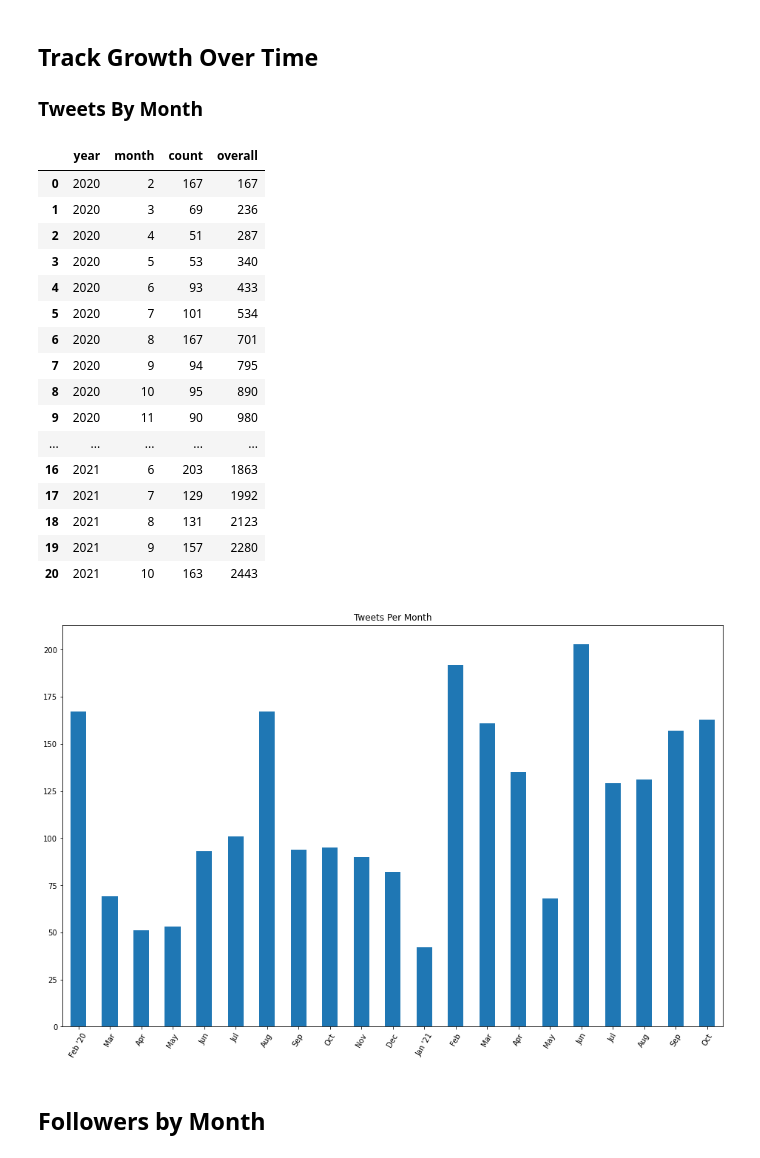
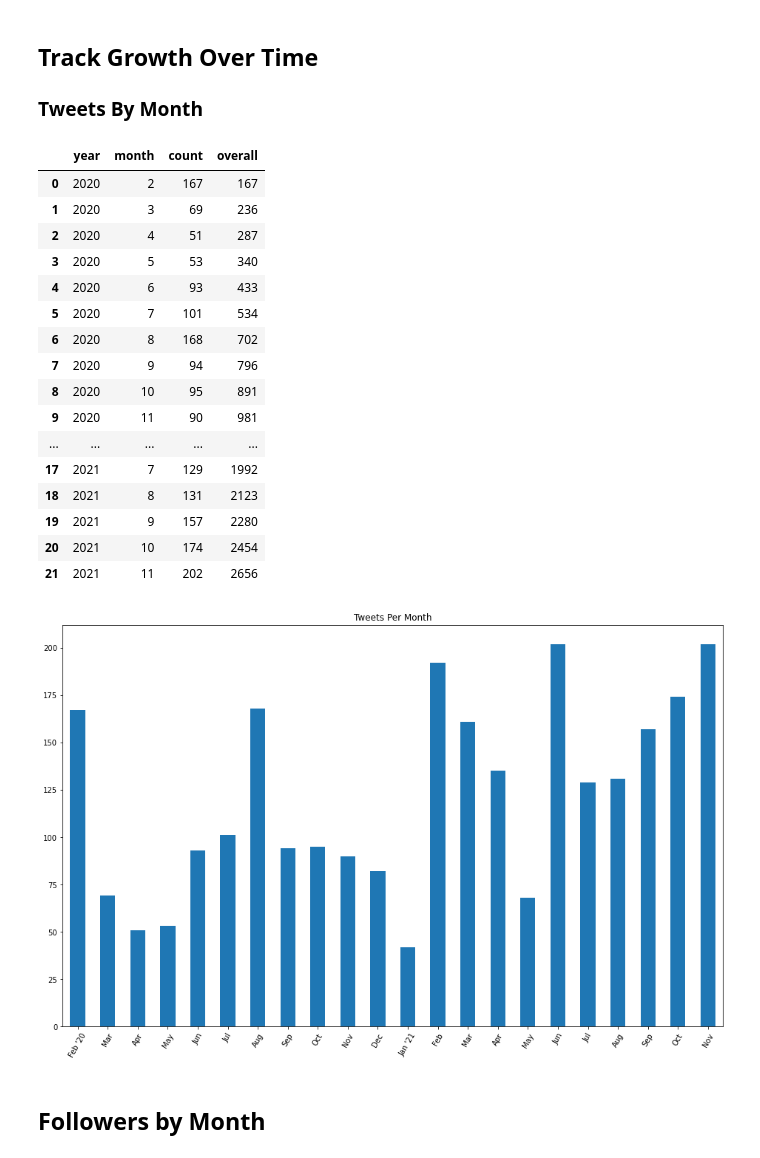
Before and after one commit to educatorsRlearners/podrevday, a Jupyter notebook: 01_analysis.ipynb, the cells around one changed output. Saved outputs shown, nothing was run; the diff lists cells and outputs as text; code cells hidden in the pictures.

```diff
--- a/01_analysis.ipynb
+++ b/01_analysis.ipynb
@@ -6,7 +6,7 @@ import pandas as pd
 
 import bar_chart_race as bcr
 # %%
-df_full = pd.read_csv('data/tweets_users_oct_21.csv', parse_dates=['date'])
+df_full = pd.read_csv('data/tweets_users_nov_21.csv', parse_dates=['date'])
 df_user = pd.read_csv('data/user_data.csv')
 # %%
 df_full['year'] = df_full['date'].dt.year
@@ -149,36 +149,36 @@ tweets_per_month
 | 3 | 2020 | 5 | 53 | 340 |
 | 4 | 2020 | 6 | 93 | 433 |
 | 5 | 2020 | 7 | 101 | 534 |
-| 6 | 2020 | 8 | 167 | 701 |
-| 7 | 2020 | 9 | 94 | 795 |
-| 8 | 2020 | 10 | 95 | 890 |
-| 9 | 2020 | 11 | 90 | 980 |
+| 6 | 2020 | 8 | 168 | 702 |
+| 7 | 2020 | 9 | 94 | 796 |
+| 8 | 2020 | 10 | 95 | 891 |
+| 9 | 2020 | 11 | 90 | 981 |
 | ... | ... | ... | ... | ... |
-| 16 | 2021 | 6 | 203 | 1863 |
 | 17 | 2021 | 7 | 129 | 1992 |
 | 18 | 2021 | 8 | 131 | 2123 |
 | 19 | 2021 | 9 | 157 | 2280 |
-| 20 | 2021 | 10 | 163 | 2443 |
+| 20 | 2021 | 10 | 174 | 2454 |
+| 21 | 2021 | 11 | 202 | 2656 |
 # %%
 plt.rcParams["figure.figsize"] = (16,10);
 
 ax = (tweets_per_month.loc[:, ["month", 'count']]
                       .plot
                       .bar(x='month',
                            title = "Tweets Per Month",
                            legend=False));
 
 months = ("Feb '20", "Mar", "Apr", 'May', "Jun", "Jul", 'Aug', "Sep",
           "Oct", "Nov", "Dec", "Jan '21", "Feb", "Mar", 'Apr', 'May',
-          'Jun', 'Jul', 'Aug', "Sep", "Oct")
+          'Jun', 'Jul', 'Aug', "Sep", "Oct", "Nov")
 
 positions = range(len(months))
 plt.xticks(positions, months, rotation=60)
 plt.xlabel("");
 
 ax.figure.savefig('plots/tweets_per_month.png');
 # %% [output]
-[figure, old version]
+[figure, new version]
 # %% [markdown]
 ## Followers by Month
 # %%
```
Also changed, not shown: parts of 29 cells of this notebook, 7 other files.
